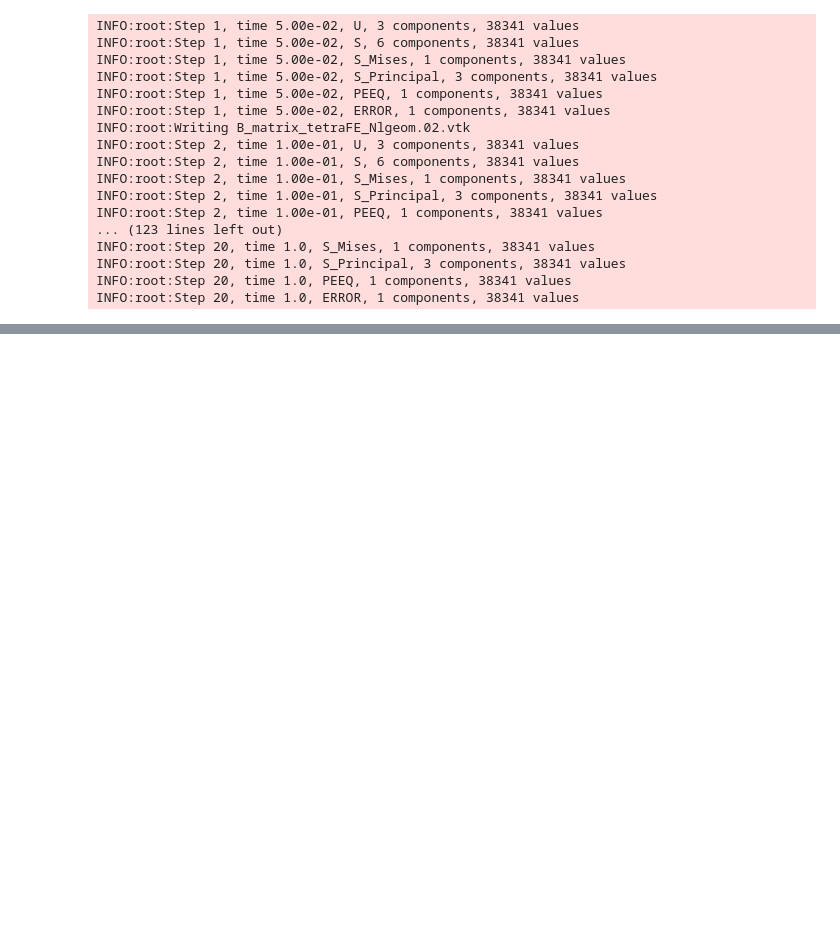
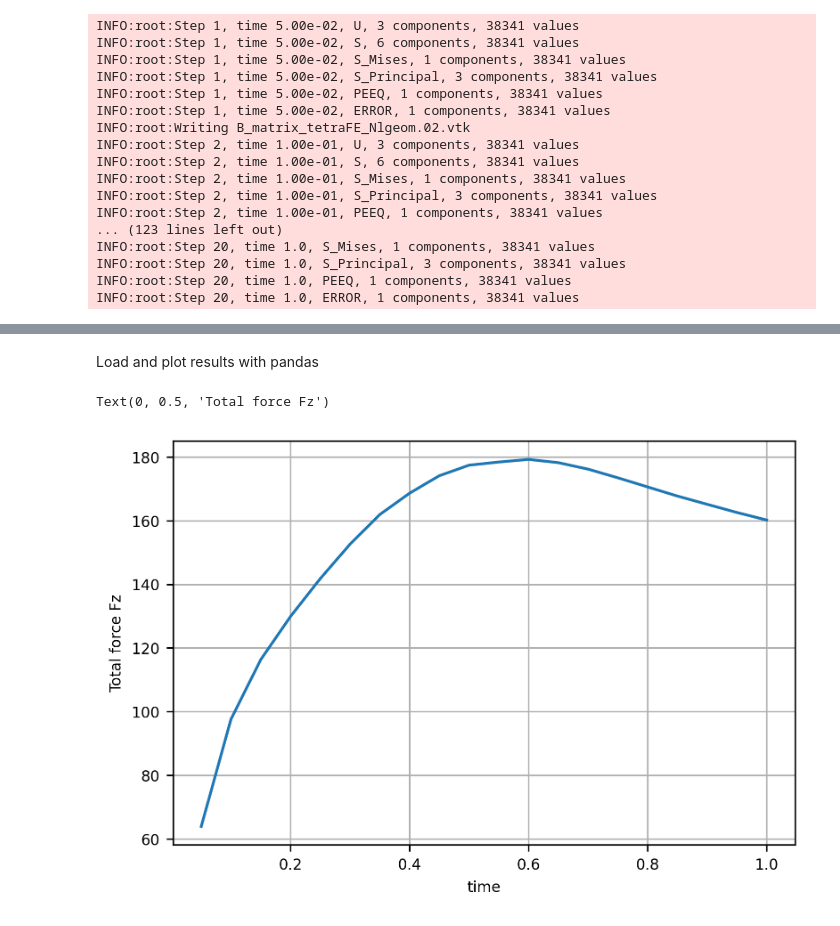
Before and after one commit to ciclope-microFE/ciclope, a Jupyter notebook: ciclope_ex02_tetraFE_steelfoam_CalculiX.ipynb, the cells around one changed output, grey strips where cells are left out. Saved outputs shown, nothing was run; the diff lists cells and outputs as text; code cells hidden in the pictures; blank space fills up the shorter version.

```diff
--- a/ciclope_ex02_tetraFE_steelfoam_CalculiX.ipynb
+++ b/ciclope_ex02_tetraFE_steelfoam_CalculiX.ipynb
@@ -35,6 +35,6 @@ import ciclope
 matplotlib.rcParams['figure.dpi'] = 300
 
 font = {'weight' : 'normal',
-        'size'   : 6}
+        'size'   : 8}
 
 plt.rc('font', **font)
@@ -317,0 +347,2 @@ INFO:root:Step 20, time 1.0, ERROR, 1 components, 38341 values
+# %% [markdown]
+Load and plot results with pandas
@@ -317,0 +353,14 @@ INFO:root:Step 20, time 1.0, ERROR, 1 components, 38341 values
+# %%
+header = ['time', 'fx', 'fy', 'fz']
+filename_txt = '/home/gianthk/PycharmProjects/CT2FE/test_data/steel_foam/total force fx,fy,fz_NODES_B.txt'
+data = pd.read_table(filename_txt, delim_whitespace=True, names=header, index_col=0)
+# %%
+fig, axs = plt.subplots()
+
+data['fz'].abs().plot(ax=axs, grid=True)
+axs.set_ylabel("Total force Fz")
+
+# fig.savefig("no2_concentrations.png")
+# %% [output]
+Text(0, 0.5, 'Total force Fz')
+[figure, added]
```
Also changed, not shown: parts of 18 cells of this notebook, 2 other files.
